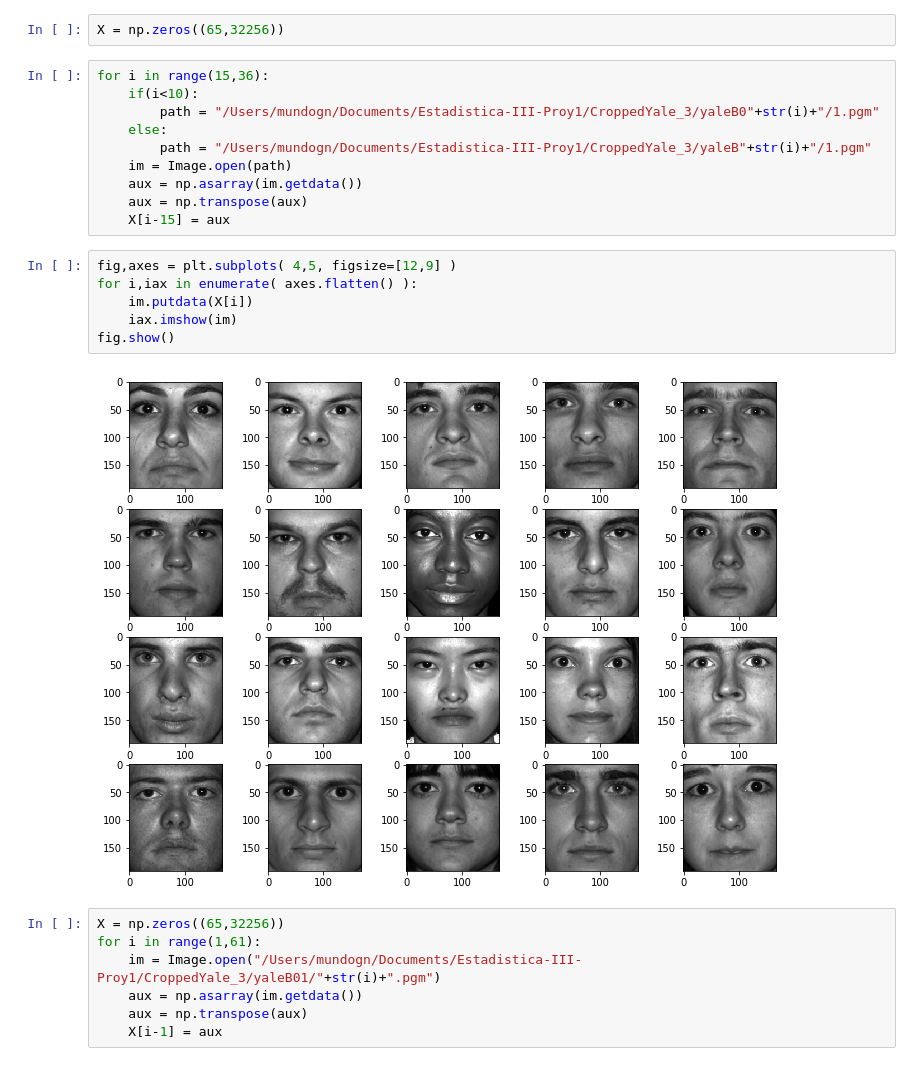
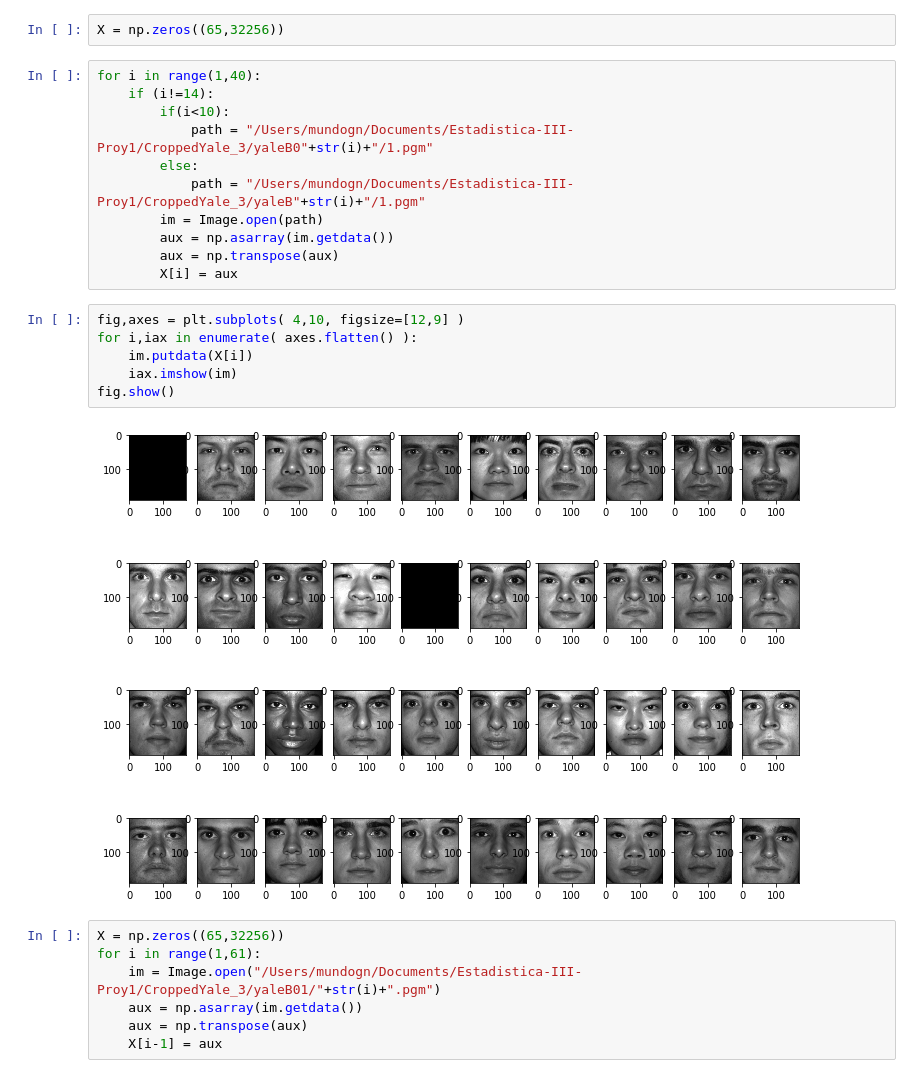
Before and after one commit to EdmundoGat/Estadistica-III-Proy1, a Jupyter notebook: proyectoEstadisticaExplore.ipynb, the cells around one changed output. Saved outputs shown, nothing was run; the diff lists cells and outputs as text.

```diff
--- a/proyectoEstadisticaExplore.ipynb
+++ b/proyectoEstadisticaExplore.ipynb
@@ -5,23 +5,24 @@ import matplotlib.pyplot as plt
 # %%
 X = np.zeros((65,32256))
 # %%
-for i in range(15,36):
-    if(i<10):
-        path = "/Users/mundogn/Documents/Estadistica-III-Proy1/CroppedYale_3/yaleB0"+str(i)+"/1.pgm"
-    else:
-        path = "/Users/mundogn/Documents/Estadistica-III-Proy1/CroppedYale_3/yaleB"+str(i)+"/1.pgm"
-    im = Image.open(path)
-    aux = np.asarray(im.getdata())
-    aux = np.transpose(aux)
-    X[i-15] = aux
+for i in range(1,40):
+    if (i!=14):
+        if(i<10):
+            path = "/Users/mundogn/Documents/Estadistica-III-Proy1/CroppedYale_3/yaleB0"+str(i)+"/1.pgm"
+        else:
+            path = "/Users/mundogn/Documents/Estadistica-III-Proy1/CroppedYale_3/yaleB"+str(i)+"/1.pgm"
+        im = Image.open(path)
+        aux = np.asarray(im.getdata())
+        aux = np.transpose(aux)
+        X[i] = aux
 # %%
-fig,axes = plt.subplots( 4,5, figsize=[12,9] )
+fig,axes = plt.subplots( 4,10, figsize=[12,9] )
 for i,iax in enumerate( axes.flatten() ):
     im.putdata(X[i])
     iax.imshow(im)
 fig.show()
 # %% [output]
-[figure, old version]
+[figure, new version]
 # %%
 X = np.zeros((65,32256))
 for i in range(1,61):
```
Also changed, not shown: 7 other files.
